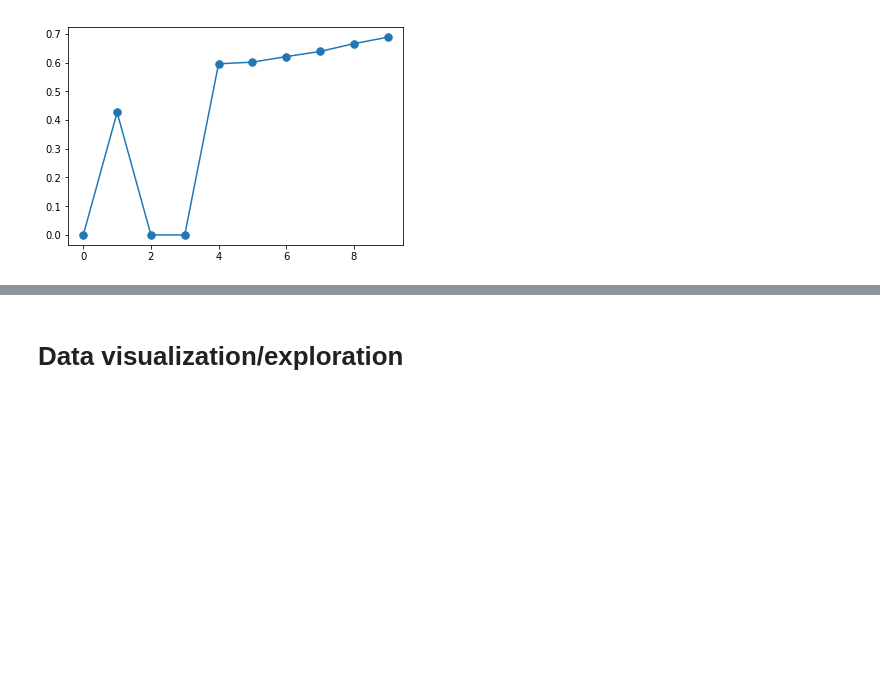
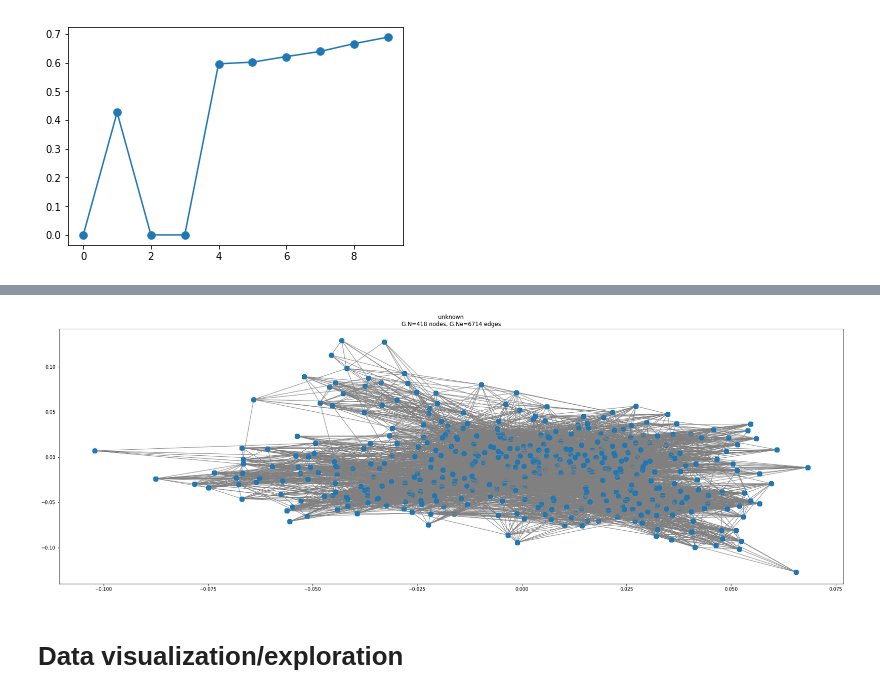
Before and after one commit to nathanquinteiro/ntds_football_transfer, a Jupyter notebook: graph/Graph.ipynb, the cells around one changed output, grey strips where cells are left out. Drawn from its saved outputs; the diff is of its cells as text; code cells hidden in the pictures; blank space fills up the shorter version.

```diff
--- a/graph/Graph.ipynb
+++ b/graph/Graph.ipynb
@@ -273,2 +345,7 @@ plt.plot(eigenvalues, '.-', markersize=15);
+# %%
+G.set_coordinates('spring')
+plotting.plot_graph(G)
+# %% [output]
+[figure, added]
 # %% [markdown]
 # Data visualization/exploration
```
Also changed, not shown: parts of 51 cells of this notebook, 1 other file.
